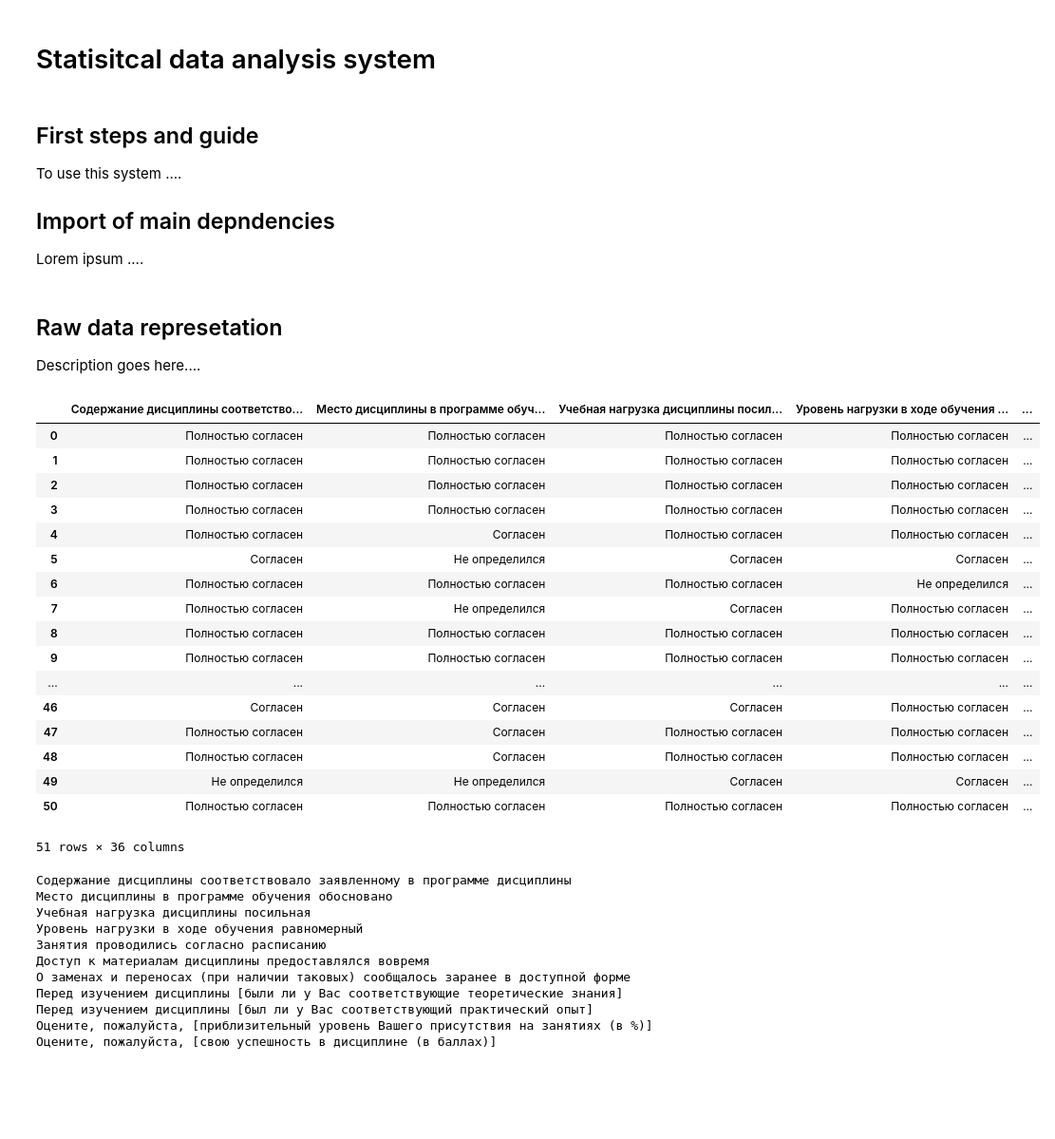
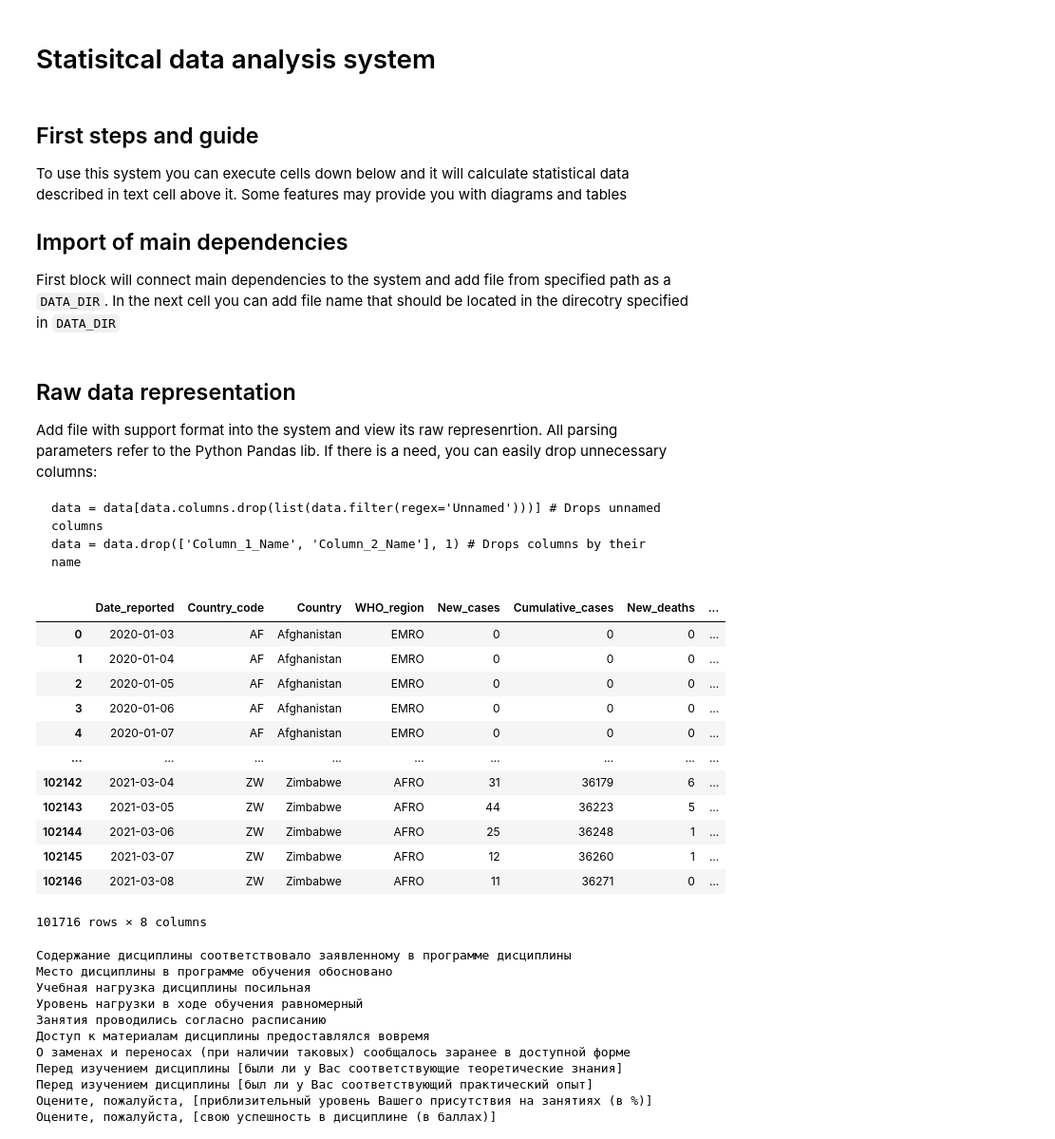
Before and after one commit to glebsonik/StatSupport, a Jupyter notebook: StatSupport.ipynb, the cells around one changed output. Shown at 95% size. Cells and saved outputs as stored; diff of their text form; code cells hidden in the pictures; blank space fills up the shorter version.

````diff
--- a/StatSupport.ipynb
+++ b/StatSupport.ipynb
@@ -2,10 +2,10 @@
 # Statisitcal data analysis system
 # %% [markdown]
 ## First steps and guide
-To use this system ....
+To use this system you can execute cells down below and it will calculate statistical data described in text cell above it. Some features may provide you with diagrams and tables
 
-## Import of main depndencies
-Lorem ipsum ....
+## Import of main dependencies
+First block will connect main dependencies to the system and add file from specified path as a `DATA_DIR`. In the next cell you can add file name that should be located in the direcotry specified in `DATA_DIR`
 # %%
 import pandas as pd
 import scipy as scp
@@ -24,35 +24,34 @@ from UI.ConverterUI import ConverterUI
 # from scipy.stats import spearmanr
 DATA_DIR = "data/"
 # %% [markdown]
-## Raw data represetation
-Description goes here....
+## Raw data representation
+Add file with support format into the system and view its raw represenrtion. All parsing parameters refer to the Python Pandas lib. If there is a need, you can easily drop unnecessary columns:
+```pyton
+data = data[data.columns.drop(list(data.filter(regex='Unnamed')))] # Drops unnamed columns
+data = data.drop(['Column_1_Name', 'Column_2_Name'], 1) # Drops columns by their name
+```
 # %%
-data = pd.read_csv(DATA_DIR + 'seps_utf.csv', ';')
+data = pd.read_csv(DATA_DIR + 'WHO-COVID-19-global-data.csv', ',')
 data = data[data.columns.drop(list(data.filter(regex='Unnamed')))]
-data = data.drop(['Оценка', 'Группа'], 1)
+# data = data.drop(['Оценка', 'Группа'], 1)
 data = data.dropna()
 features_model = FeaturesModel(data, 'html')
 
 features_model.raw_df
 # %% [output]
-|  | Содержание дисциплины соответство... | Место дисциплины в программе обуч... | Учебная нагрузка дисциплины посил... | Уровень нагрузки в ходе обучения ... | ... |
-| 0 | Полностью согласен | Полностью согласен | Полностью согласен | Полностью согласен | ... |
-| 1 | Полностью согласен | Полностью согласен | Полностью согласен | Полностью согласен | ... |
-| 2 | Полностью согласен | Полностью согласен | Полностью согласен | Полностью согласен | ... |
-| 3 | Полностью согласен | Полностью согласен | Полностью согласен | Полностью согласен | ... |
-| 4 | Полностью согласен | Согласен | Полностью согласен | Полностью согласен | ... |
-| 5 | Согласен | Не определился | Согласен | Согласен | ... |
-| 6 | Полностью согласен | Полностью согласен | Полностью согласен | Не определился | ... |
-| 7 | Полностью согласен | Не определился | Согласен | Полностью согласен | ... |
-| 8 | Полностью согласен | Полностью согласен | Полностью согласен | Полностью согласен | ... |
-| 9 | Полностью согласен | Полностью согласен | Полностью согласен | Полностью согласен | ... |
-| ... | ... | ... | ... | ... | ... |
-| 46 | Согласен | Согласен | Согласен | Полностью согласен | ... |
-| 47 | Полностью согласен | Согласен | Полностью согласен | Полностью согласен | ... |
-| 48 | Полностью согласен | Согласен | Полностью согласен | Полностью согласен | ... |
-| 49 | Не определился | Не определился | Согласен | Согласен | ... |
-| 50 | Полностью согласен | Полностью согласен | Полностью согласен | Полностью согласен | ... |
+|  | Date_reported | Country_code | Country | WHO_region | New_cases | Cumulative_cases | New_deaths | ... |
+| 0 | 2020-01-03 | AF | Afghanistan | EMRO | 0 | 0 | 0 | ... |
+| 1 | 2020-01-04 | AF | Afghanistan | EMRO | 0 | 0 | 0 | ... |
+| 2 | 2020-01-05 | AF | Afghanistan | EMRO | 0 | 0 | 0 | ... |
+| 3 | 2020-01-06 | AF | Afghanistan | EMRO | 0 | 0 | 0 | ... |
+| 4 | 2020-01-07 | AF | Afghanistan | EMRO | 0 | 0 | 0 | ... |
+| ... | ... | ... | ... | ... | ... | ... | ... | ... |
+| 102142 | 2021-03-04 | ZW | Zimbabwe | AFRO | 31 | 36179 | 6 | ... |
+| 102143 | 2021-03-05 | ZW | Zimbabwe | AFRO | 44 | 36223 | 5 | ... |
+| 102144 | 2021-03-06 | ZW | Zimbabwe | AFRO | 25 | 36248 | 1 | ... |
+| 102145 | 2021-03-07 | ZW | Zimbabwe | AFRO | 12 | 36260 | 1 | ... |
+| 102146 | 2021-03-08 | ZW | Zimbabwe | AFRO | 11 | 36271 | 0 | ... |
-51 rows × 36 columns
+101716 rows × 8 columns
 # %%
 display(HTML(features_model.f_features_names()))
 # %% [output]
````
Also changed, not shown: parts of 4 cells of this notebook, 2 other files.
